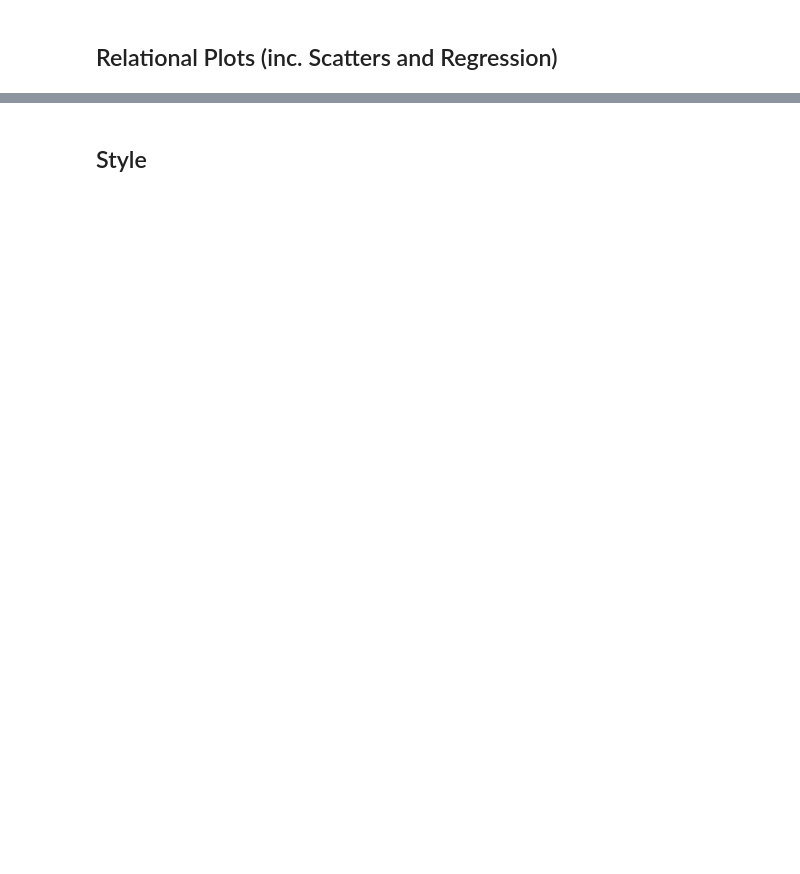
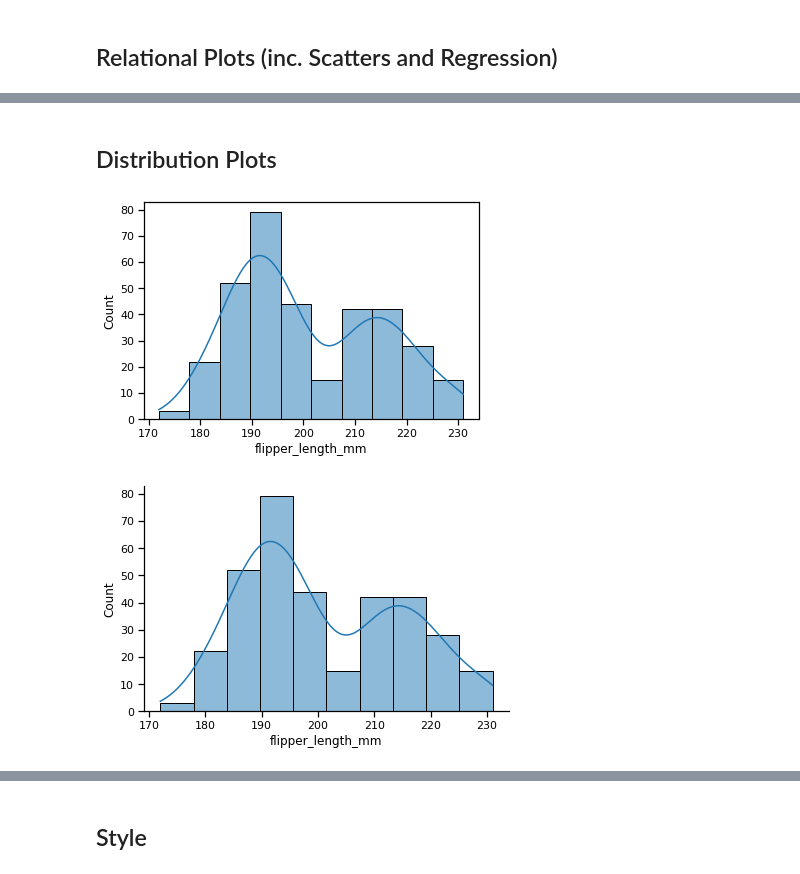
Before and after one commit to JonathanKuelz/AppliedDataAnalysis, a Jupyter notebook: Notebooks/Plots.ipynb, the cells around one changed output, grey strips where cells are left out. Saved outputs shown, nothing was run; the diff lists cells and outputs as text; code cells hidden in the pictures; blank space fills up the shorter version.

```diff
--- a/Notebooks/Plots.ipynb
+++ b/Notebooks/Plots.ipynb
@@ -64,0 +80,9 @@ TypeError: lmplot() got an unexpected keyword argument 'title'
+# %% [markdown]
+## Distribution Plots
+# %%
+penguins = sns.load_dataset("penguins")
+sns.histplot(data=penguins, x="flipper_length_mm", kde=True);  # Axis level
+sns.displot(data=penguins, x="flipper_length_mm", kde=True, height=4, aspect=1.5);  # Figure level
+# %% [output]
+[figure, added]
+[figure, added]
```
Also changed, not shown: parts of 12 cells of this notebook, 12 other files.
